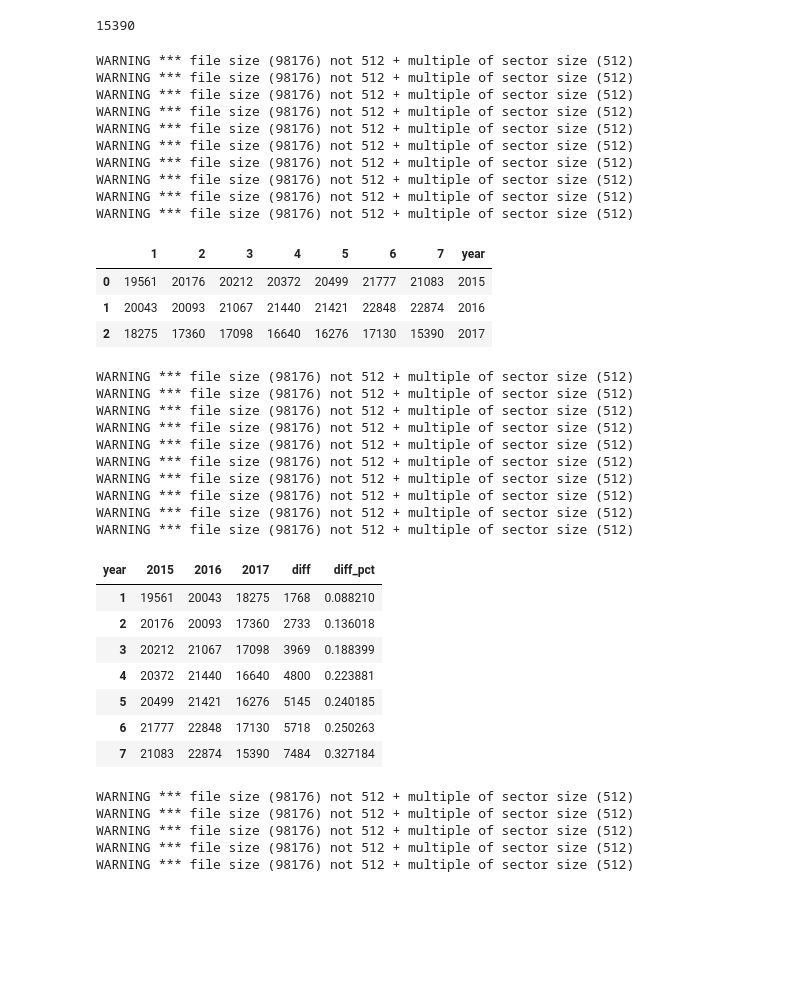
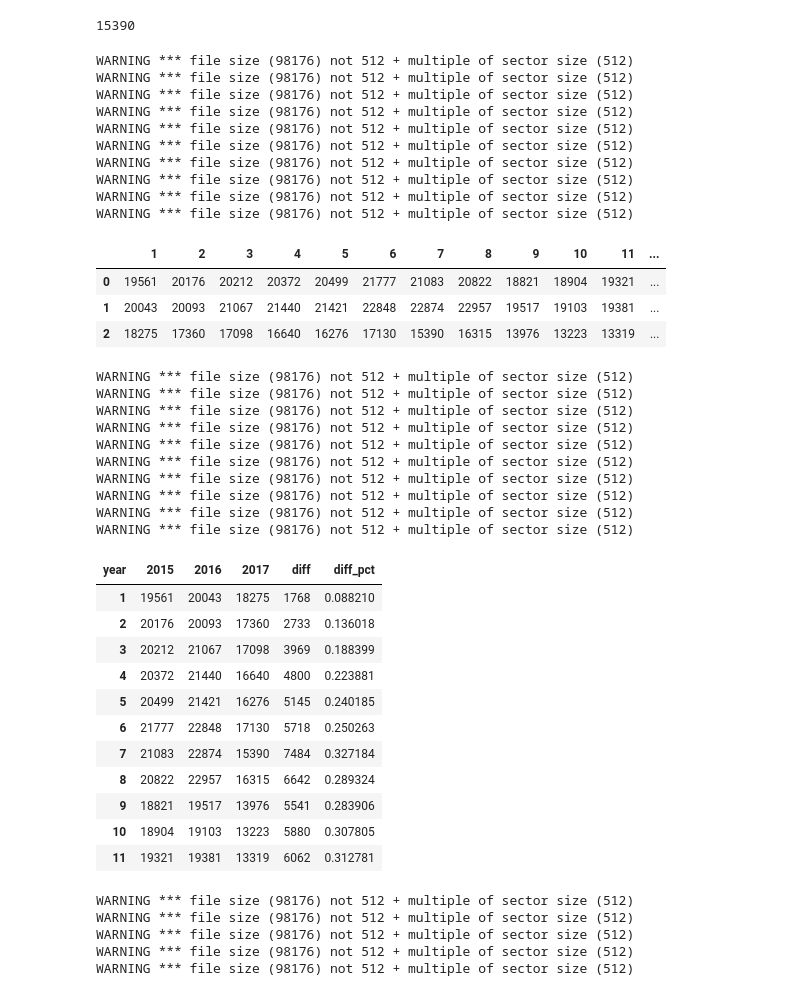
Before and after one commit to trendct-data/care4kids-cuts, a Jupyter notebook: care4kids enrollment.ipynb, the cells around one changed output. Drawn from its saved outputs; the diff is of its cells as text; code cells hidden in the pictures; blank space fills up the shorter version.

```diff
--- a/care4kids enrollment.ipynb
+++ b/care4kids enrollment.ipynb
@@ -79,32 +79,32 @@ get_total(7,2017)
 # %%
 def get_yoy():
 
     ret = []
     for y in [2015,2016,2017]:
         row = {"year":y}
-        for m in range(1,8):
+        for m in range(1,12):
             tot = get_total(m,y)
             #print y, m, ":",tot
             row[m] = get_total(m,y)
         ret.append(row)
     return pd.DataFrame(ret)
 
 get_yoy()
 # %% [output]
 WARNING *** file size (98176) not 512 + multiple of sector size (512)
 WARNING *** file size (98176) not 512 + multiple of sector size (512)
 WARNING *** file size (98176) not 512 + multiple of sector size (512)
 WARNING *** file size (98176) not 512 + multiple of sector size (512)
 WARNING *** file size (98176) not 512 + multiple of sector size (512)
 WARNING *** file size (98176) not 512 + multiple of sector size (512)
 WARNING *** file size (98176) not 512 + multiple of sector size (512)
 WARNING *** file size (98176) not 512 + multiple of sector size (512)
 WARNING *** file size (98176) not 512 + multiple of sector size (512)
 WARNING *** file size (98176) not 512 + multiple of sector size (512)
-|  | 1 | 2 | 3 | 4 | 5 | 6 | 7 | year |
-| 0 | 19561 | 20176 | 20212 | 20372 | 20499 | 21777 | 21083 | 2015 |
-| 1 | 20043 | 20093 | 21067 | 21440 | 21421 | 22848 | 22874 | 2016 |
-| 2 | 18275 | 17360 | 17098 | 16640 | 16276 | 17130 | 15390 | 2017 |
+|  | 1 | 2 | 3 | 4 | 5 | 6 | 7 | 8 | 9 | 10 | 11 | ... |
+| 0 | 19561 | 20176 | 20212 | 20372 | 20499 | 21777 | 21083 | 20822 | 18821 | 18904 | 19321 | ... |
+| 1 | 20043 | 20093 | 21067 | 21440 | 21421 | 22848 | 22874 | 22957 | 19517 | 19103 | 19381 | ... |
+| 2 | 18275 | 17360 | 17098 | 16640 | 16276 | 17130 | 15390 | 16315 | 13976 | 13223 | 13319 | ... |
 # %%
 # Check the 2016 to 2017 percentage for each month
 
@@ -132,6 +132,10 @@ WARNING *** file size (98176) not 512 + multiple of sector size (512)
 | 5 | 20499 | 21421 | 16276 | 5145 | 0.240185 |
 | 6 | 21777 | 22848 | 17130 | 5718 | 0.250263 |
 | 7 | 21083 | 22874 | 15390 | 7484 | 0.327184 |
+| 8 | 20822 | 22957 | 16315 | 6642 | 0.289324 |
+| 9 | 18821 | 19517 | 13976 | 5541 | 0.283906 |
+| 10 | 18904 | 19103 | 13223 | 5880 | 0.307805 |
+| 11 | 19321 | 19381 | 13319 | 6062 | 0.312781 |
 # %%
 def get_towns():
 
```
Also changed, not shown: parts of 2 cells of this notebook, 14 other files.
